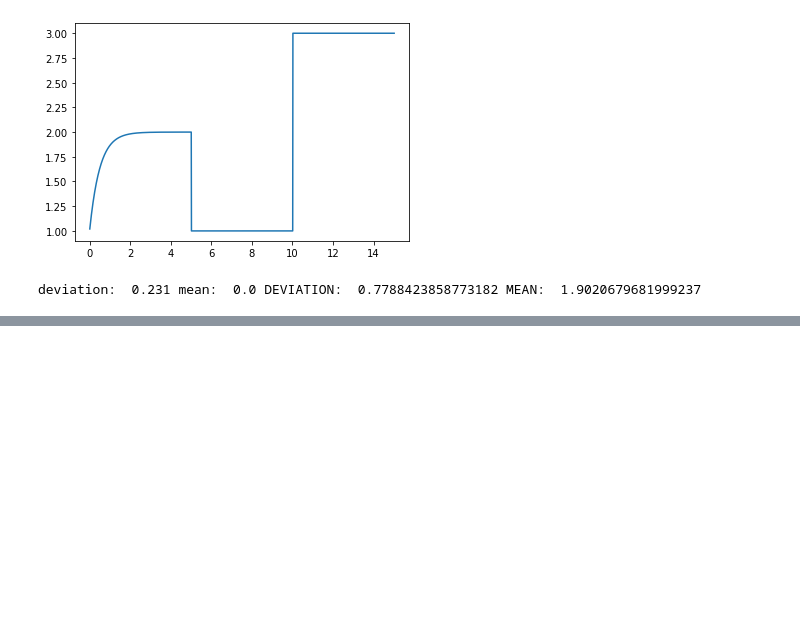
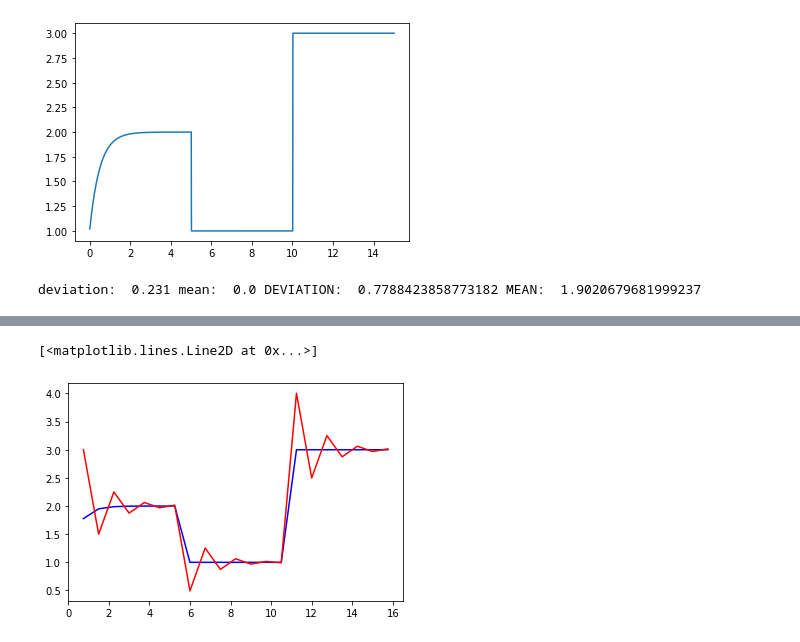
Before and after one commit to Kikumu/Computational-science-practice, a Jupyter notebook: Untitled.ipynb, the cells around one changed output, grey strips where cells are left out. Cells and saved outputs as stored; diff of their text form; code cells hidden in the pictures; blank space fills up the shorter version.

```diff
--- a/Untitled.ipynb
+++ b/Untitled.ipynb
@@ -277,0 +365,11 @@ np.dot(activation_array,weights_2) #output
+# %%
+###-----------during plotting we arent saving every 10th integration if its not < 0.01
+y = x_array
+y1 = x_exact_array
+x_axis = x = t_array
+#x = t_array
+plt.plot(x,y1,"b") #actual
+plt.plot(x,y,"r")  #robot
+# %% [output]
+[<matplotlib.lines.Line2D at 0x...>]
+[figure, added]
```
Also changed, not shown: parts of 9 cells of this notebook, 2 other files.
